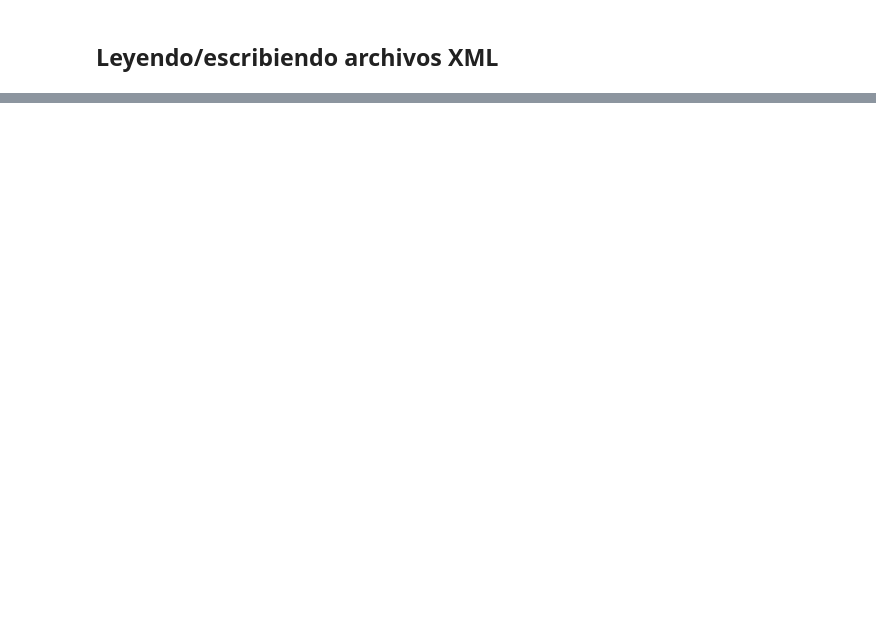
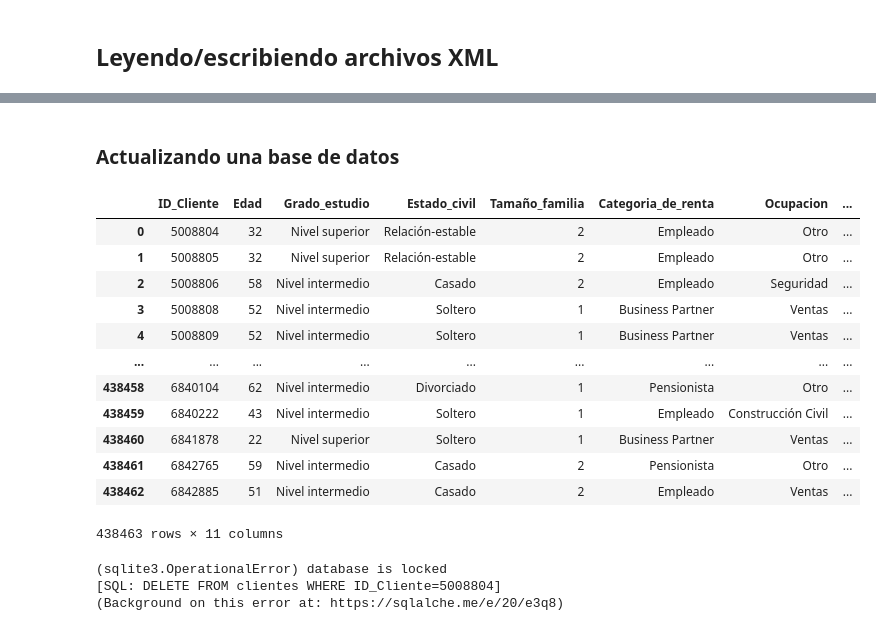
Before and after one commit to valerojuan18/pythonForDataScience, a Jupyter notebook: Pandas_I_O.ipynb, the cells around one changed output, grey strips where cells are left out. Cells and saved outputs as stored; diff of their text form; code cells hidden in the pictures; blank space fills up the shorter version.

```diff
--- a/Pandas_I_O.ipynb
+++ b/Pandas_I_O.ipynb
@@ -477,0 +306,34 @@ datos_imdb.to_xml('Peliculas_imdb.xml', index = False)
+# %% [markdown]
+### **Actualizando una base de datos**
+# %%
+query = 'SELECT * FROM clientes'
+# %%
+pd.read_sql(sql=text(query), con = engine.connect())
+# %% [output]
+|  | ID_Cliente | Edad | Grado_estudio | Estado_civil | Tamaño_familia | Categoria_de_renta | Ocupacion | ... |
+| 0 | 5008804 | 32 | Nivel superior | Relación-estable | 2 | Empleado | Otro | ... |
+| 1 | 5008805 | 32 | Nivel superior | Relación-estable | 2 | Empleado | Otro | ... |
+| 2 | 5008806 | 58 | Nivel intermedio | Casado | 2 | Empleado | Seguridad | ... |
+| 3 | 5008808 | 52 | Nivel intermedio | Soltero | 1 | Business Partner | Ventas | ... |
+| 4 | 5008809 | 52 | Nivel intermedio | Soltero | 1 | Business Partner | Ventas | ... |
+| ... | ... | ... | ... | ... | ... | ... | ... | ... |
+| 438458 | 6840104 | 62 | Nivel intermedio | Divorciado | 1 | Pensionista | Otro | ... |
+| 438459 | 6840222 | 43 | Nivel intermedio | Soltero | 1 | Empleado | Construcción Civil | ... |
+| 438460 | 6841878 | 22 | Nivel superior | Soltero | 1 | Business Partner | Ventas | ... |
+| 438461 | 6842765 | 59 | Nivel intermedio | Casado | 2 | Pensionista | Otro | ... |
+| 438462 | 6842885 | 51 | Nivel intermedio | Casado | 2 | Empleado | Ventas | ... |
+438463 rows × 11 columns
+# %%
+# Borrando registros
+from sqlalchemy.exc import SQLAlchemyError
+query = "DELETE FROM clientes WHERE ID_Cliente=5008804"
+try:
+  r_set = engine.connect().execute(text(query))
+except SQLAlchemyError as e:
+  print(e)
+else:
+  print("#Registros borrados: ", r_set.rowcount)
+# %% [output]
+(sqlite3.OperationalError) database is locked
+[SQL: DELETE FROM clientes WHERE ID_Cliente=5008804]
+(Background on this error at: https://sqlalche.me/e/20/e3q8)
```
Also changed, not shown: parts of 58 cells of this notebook.
